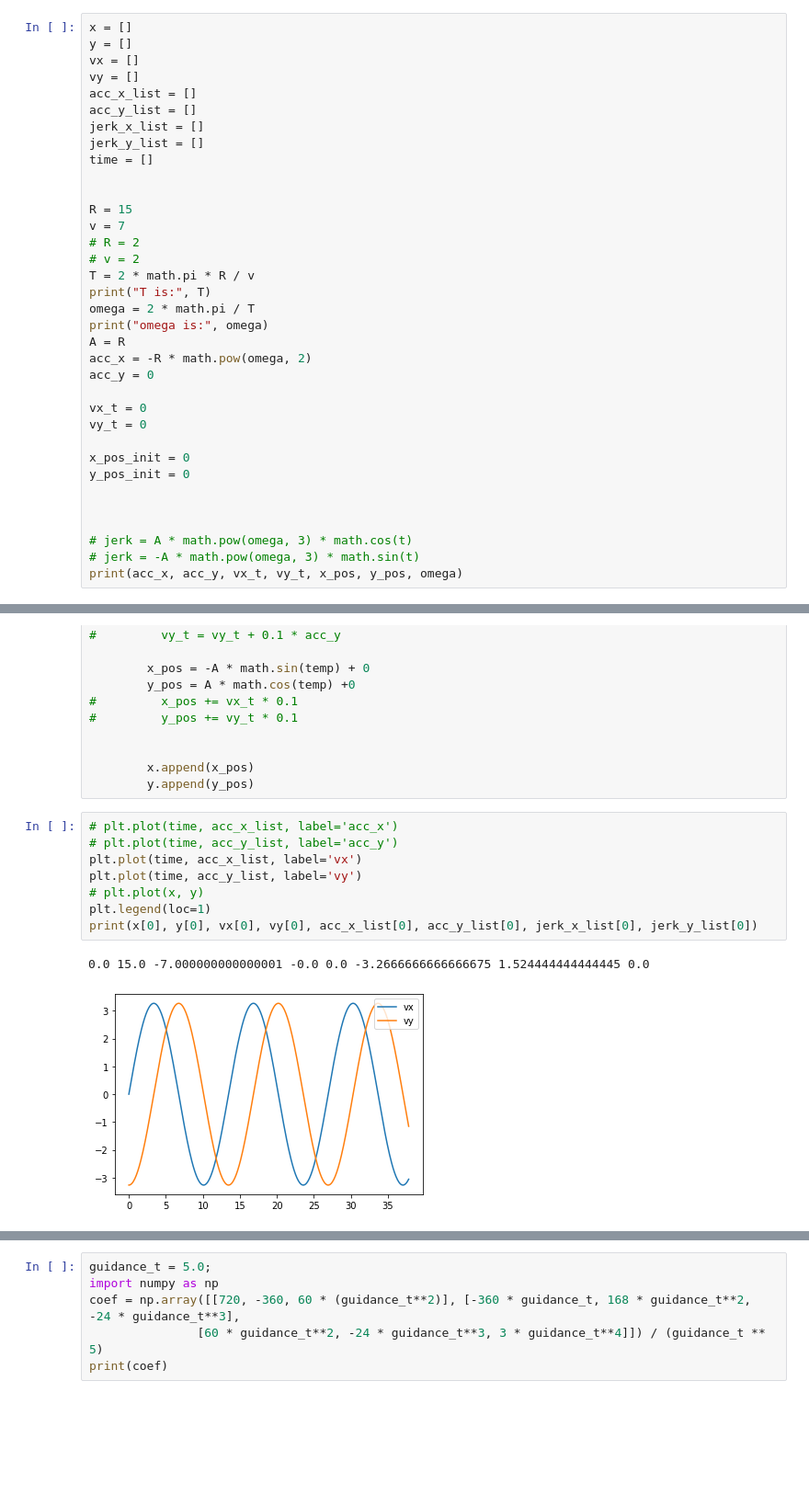
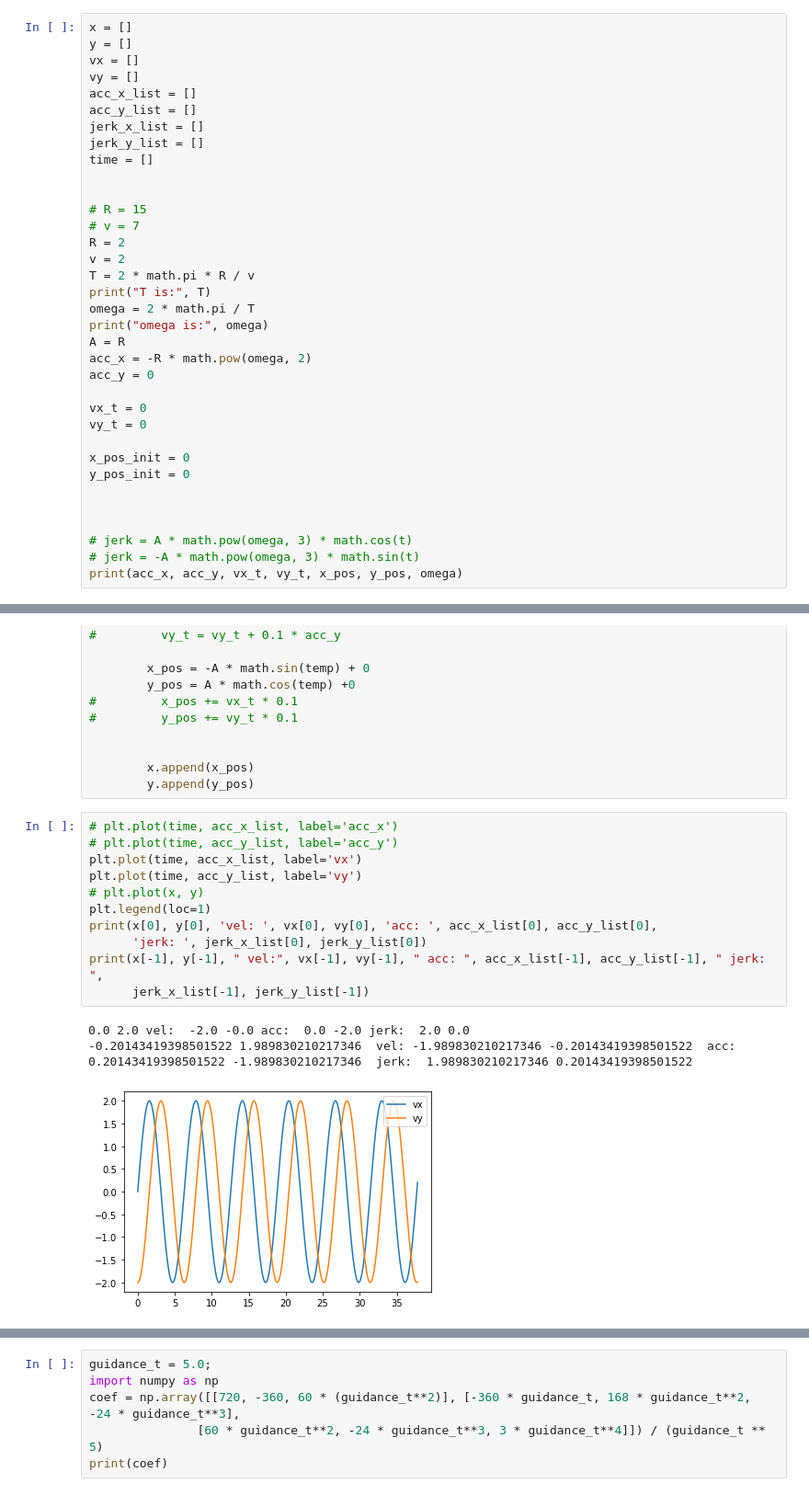
Before and after one commit to QishuaiLiu/obstacle_avoidance, a Jupyter notebook: Untitled.ipynb, the cells around one changed output, grey strips where cells are left out. Shown: that part at 92% size. Cells and saved outputs as stored; diff of their text form; blank space fills up the shorter version.

```diff
--- a/Untitled.ipynb
+++ b/Untitled.ipynb
@@ -14,10 +14,10 @@ jerk_y_list = []
 time = []
 
 
-R = 15
-v = 7
-# R = 2
-# v = 2
+# R = 15
+# v = 7
+R = 2
+v = 2
 T = 2 * math.pi * R / v
 print("T is:", T)
 omega = 2 * math.pi / T
@@ -79,13 +79,17 @@ for t in np.arange(0, 37.9, 0.1):
 # %%
 # plt.plot(time, acc_x_list, label='acc_x')
 # plt.plot(time, acc_y_list, label='acc_y')
 plt.plot(time, acc_x_list, label='vx')
 plt.plot(time, acc_y_list, label='vy')
 # plt.plot(x, y)
 plt.legend(loc=1)
-print(x[0], y[0], vx[0], vy[0], acc_x_list[0], acc_y_list[0], jerk_x_list[0], jerk_y_list[0])
+print(x[0], y[0], 'vel: ', vx[0], vy[0], 'acc: ', acc_x_list[0], acc_y_list[0],
+      'jerk: ', jerk_x_list[0], jerk_y_list[0])
+print(x[-1], y[-1], " vel:", vx[-1], vy[-1], " acc: ", acc_x_list[-1], acc_y_list[-1], " jerk: ",
+      jerk_x_list[-1], jerk_y_list[-1])
 # %% [output]
-0.0 15.0 -7.000000000000001 -0.0 0.0 -3.2666666666666675 1.524444444444445 0.0
+0.0 2.0 vel:  -2.0 -0.0 acc:  0.0 -2.0 jerk:  2.0 0.0
+-0.20143419398501522 1.989830210217346  vel: -1.989830210217346 -0.20143419398501522  acc:  0.20143419398501522 -1.989830210217346  jerk:  1.989830210217346 0.20143419398501522
-[figure, old version]
+[figure, new version]
 # %%
 from scipy.io import savemat
```
Also changed, not shown: parts of 2 cells of this notebook, 2 other files.
